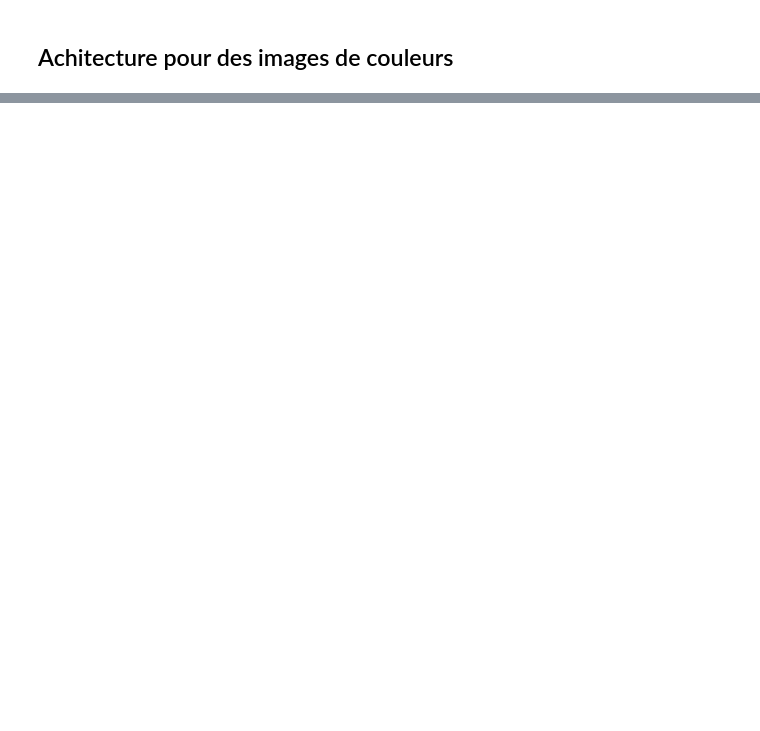
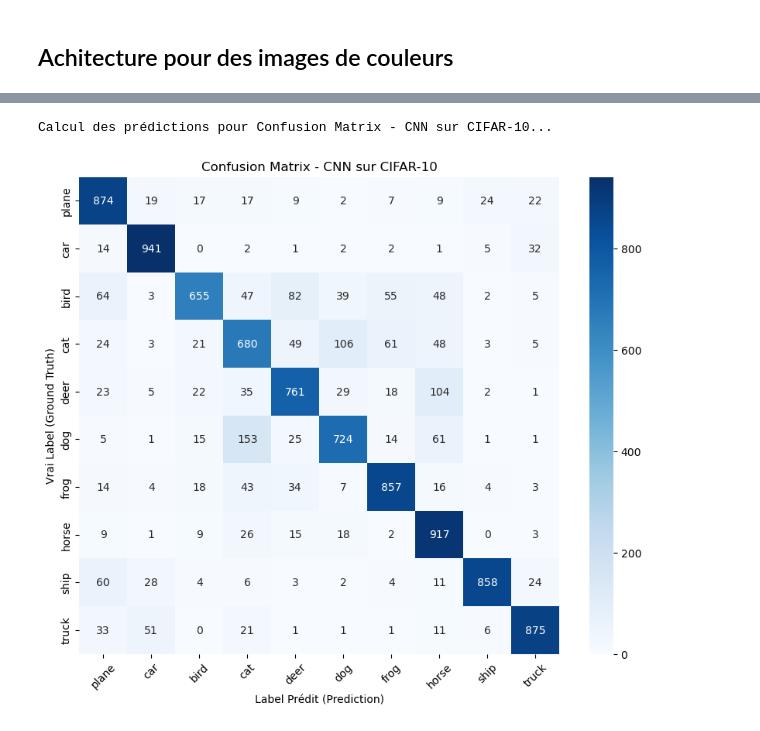
Before and after one commit to Viictordvd/High-Dimensional-and-Deep-Learning, a Jupyter notebook: Projet-3-ViTvsCNN/Projet_3.ipynb, the cells around one changed output, grey strips where cells are left out. Drawn from its saved outputs; the diff is of its cells as text; code cells hidden in the pictures; blank space fills up the shorter version.

```diff
--- a/Projet-3-ViTvsCNN/Projet_3.ipynb
+++ b/Projet-3-ViTvsCNN/Projet_3.ipynb
@@ -868,0 +522,25 @@ Execution time: 2.36 seconds
+# %%
+from torch.utils.data import TensorDataset, DataLoader
+def get_dataloaders(x, y, batch_size=64, shuffle=True):
+    """
+    Enveloppe les tenseurs dans un DataLoader PyTorch.
+    Gère la conversion des labels en LongTensor (requis par CrossEntropy).
+    """
+    # CrossEntropyLoss attend des labels de type Long (int64)
+    if not isinstance(y, torch.LongTensor):
+        y = y.long()
+
+    dataset = TensorDataset(x, y)
+    loader = DataLoader(dataset, batch_size=batch_size, shuffle=shuffle)
+    return loader
+
+# --- Configuration pour CIFAR-10 ---
+# Batch size standard : 64 ou 128
+train_loader_cifar = get_dataloaders(x_train_cifar10, y_train_cifar10, batch_size=64, shuffle=True)
+val_loader_cifar   = get_dataloaders(x_test_cifar10, y_test_cifar10, batch_size=64, shuffle=False)
+
+# --- Configuration pour Hymenoptera ---
+# Batch size plus petit car images 224x224 (plus lourd en VRAM)
+# et dataset plus petit (~244 images)
+train_loader_hym = get_dataloaders(x_train_hymenoptera, y_train_hymenoptera, batch_size=32, shuffle=True)
+val_loader_hym   = get_dataloaders(x_test_hymenoptera, y_test_hymenoptera, batch_size=32, shuffle=False)
@@ -868,0 +627,5 @@ Execution time: 2.36 seconds
+# %%
+# Pour CIFAR-10
+criterion = nn.CrossEntropyLoss()
+model_resnet_cifar = ResNetCustom(num_classes=10).to(device)
+optimizer_resnet = torch.optim.Adam(model_resnet_cifar.parameters(), lr=0.001)
@@ -895,0 +771,16 @@ Test loss: 0.6838
+# %%
+# 1. CIFAR-10
+# Noms des classes officiels de CIFAR-10
+cifar_classes = ['plane', 'car', 'bird', 'cat', 'deer', 'dog', 'frog', 'horse', 'ship', 'truck']
+
+# On utilise le loader de validation/test
+compute_and_plot_cm(
+    model=model_resnet_cifar,  # Ou votre 'model' simple VGG
+    loader=val_loader_cifar,
+    class_names=cifar_classes,
+    device=device,
+    title="Confusion Matrix - CNN sur CIFAR-10"
+)
+# %% [output]
+Calcul des prédictions pour Confusion Matrix - CNN sur CIFAR-10...
+[figure, added]
```
Also changed, not shown: parts of 73 cells of this notebook, 3 other files.
